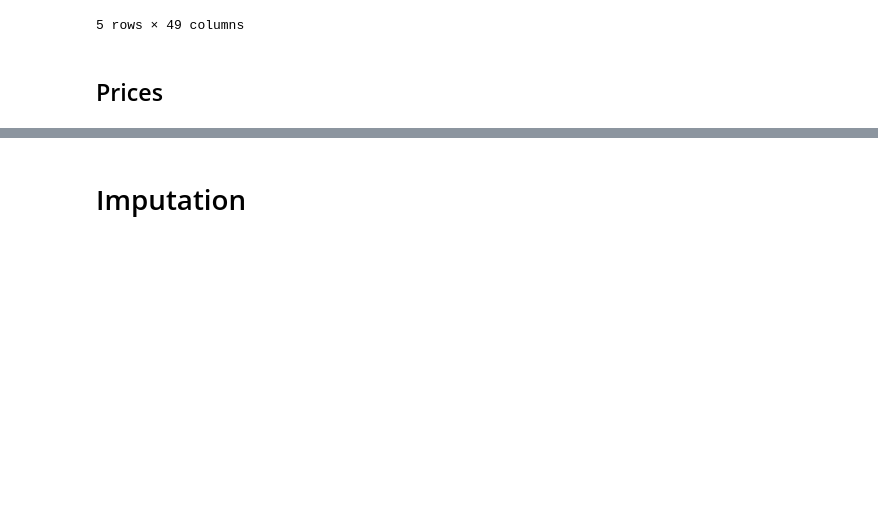
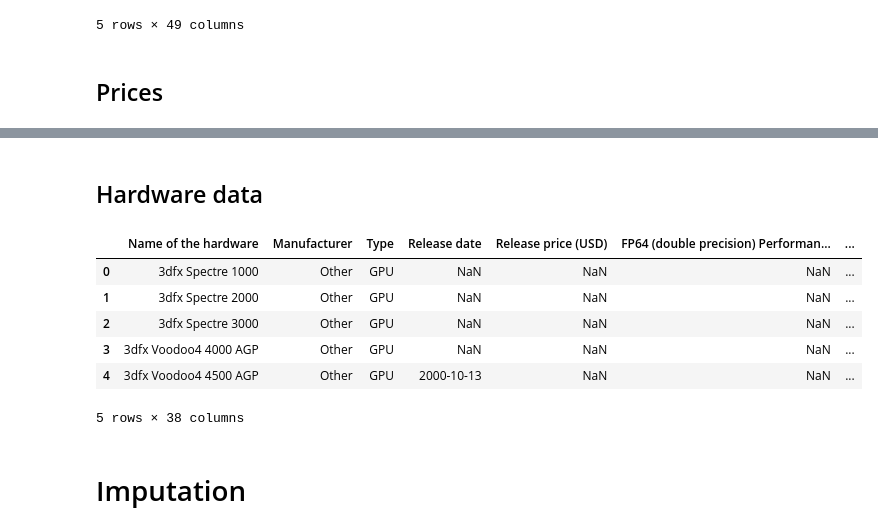
Before and after one commit to epoch-research/training-cost-trends, a Jupyter notebook: cost_analysis.ipynb, the cells around one changed output, grey strips where cells are left out. Saved outputs shown, nothing was run; the diff lists cells and outputs as text; code cells hidden in the pictures; blank space fills up the shorter version.

```diff
--- a/cost_analysis.ipynb
+++ b/cost_analysis.ipynb
@@ -107,6 +109,19 @@ price_df.dropna(subset=['Price date'], inplace=True)
 price_df['Price date'] = pd.to_datetime(price_df['Price date'])
 # %%
 pcd_hardware_model_colname = 'Name of the hardware (from Training hardware)'
+# %% [markdown]
+## Hardware data
+# %%
+hardware_df = pd.read_csv('data/Chip dataset-Grid view.csv')
+hardware_df.head()
+# %% [output]
+|  | Name of the hardware | Manufacturer | Type | Release date | Release price (USD) | FP64 (double precision) Performan... | ... |
+| 0 | 3dfx Spectre 1000 | Other | GPU | NaN | NaN | NaN | ... |
+| 1 | 3dfx Spectre 2000 | Other | GPU | NaN | NaN | NaN | ... |
+| 2 | 3dfx Spectre 3000 | Other | GPU | NaN | NaN | NaN | ... |
+| 3 | 3dfx Voodoo4 4000 AGP | Other | GPU | NaN | NaN | NaN | ... |
+| 4 | 3dfx Voodoo4 4500 AGP | Other | GPU | 2000-10-13 | NaN | NaN | ... |
+5 rows × 38 columns
 # %% [markdown]
 # Imputation
 # %% [markdown]
```
Also changed, not shown: parts of 8 cells of this notebook, 3 other files.
